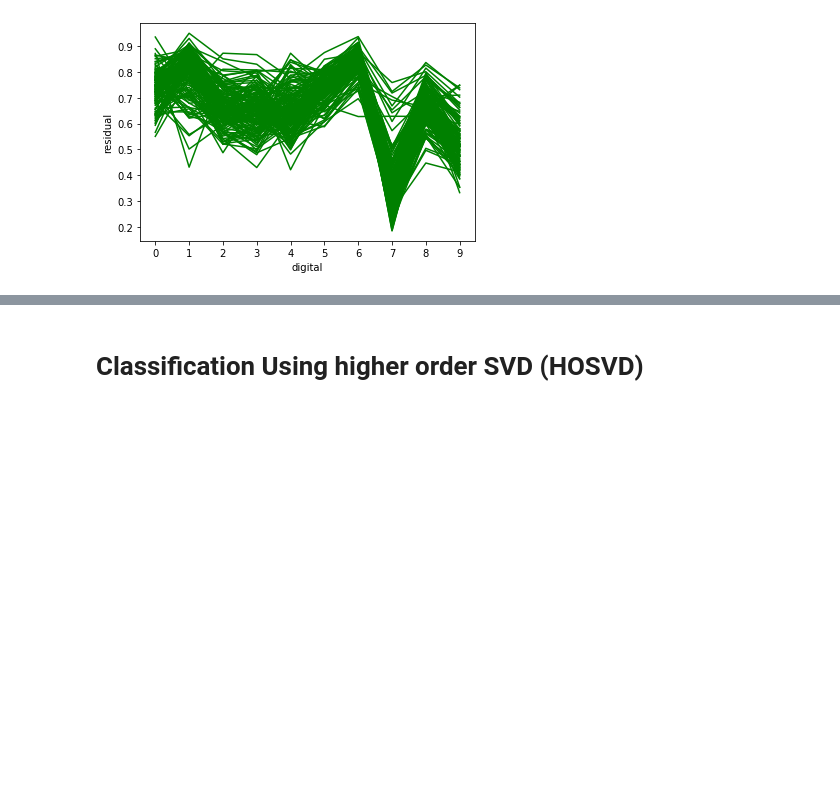
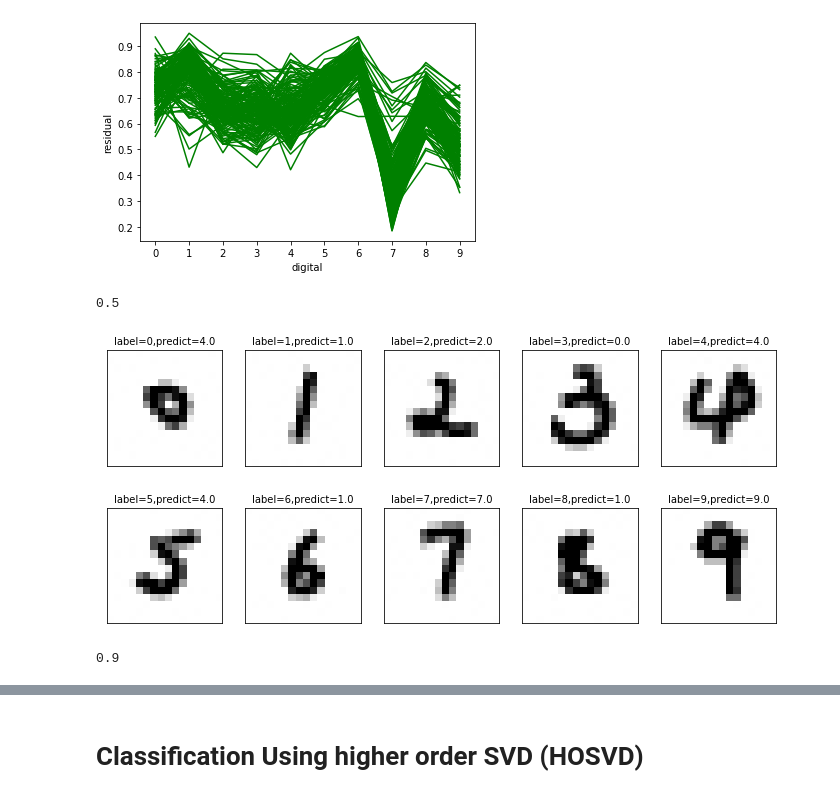
Before and after one commit to Chris99252/NCUC-DataAnalysis, a Jupyter notebook: HW2-HandWritter.ipynb, the cells around one changed output, grey strips where cells are left out. Cells and saved outputs as stored; diff of their text form; code cells hidden in the pictures; blank space fills up the shorter version.

```diff
--- a/HW2-HandWritter.ipynb
+++ b/HW2-HandWritter.ipynb
@@ -597,3 +633,19 @@ for i in range(x_Test_7.shape[0]):
     plt.plot(result_Test_7_residual[i], color = 'green')
 # %% [output]
 [figure]
+# %%
+y_Teacher = np.array([0,1,2,3,4,5,6,7,8,9])
+x_Teacher = np.zeros((10,256))
+
+for i in range(10):
+    img = Image.open("./digit/digit_" + str(i) +".jpg", "r").convert("L")
+    x_Teacher[i,:] = np.array(img).flatten()
+# %%
+result_Teacher_list, y_Teacher_predict, result_Teacher_predict, result_Teacher_residual, result_Teacher_mse = svdAlgorithm(x_Teacher, y_Teacher, U_list, 10)
+result_Teacher_predict
+# %% [output]
+0.5
+# %%
+plot_images_labels_prediction(result_Teacher_list.iloc[:,np.arange(0, 256)], result_Teacher_list.iloc[:,[256]], result_Teacher_list.iloc[:,[257]],0,10)
+# %% [output]
+[figure, added]
@@ -599,0 +659,5 @@ for i in range(x_Test_7.shape[0]):
+# %%
+result_Teacher_list, y_Teacher_predict, result_Teacher_predict, result_Teacher_residual, result_Teacher_mse = svdAlgorithm(x_Teacher, y_Teacher, U_list, 10)
+result_Teacher_predict
+# %% [output]
+0.9
```
Also changed, not shown: parts of 57 cells of this notebook, 20 other files.
